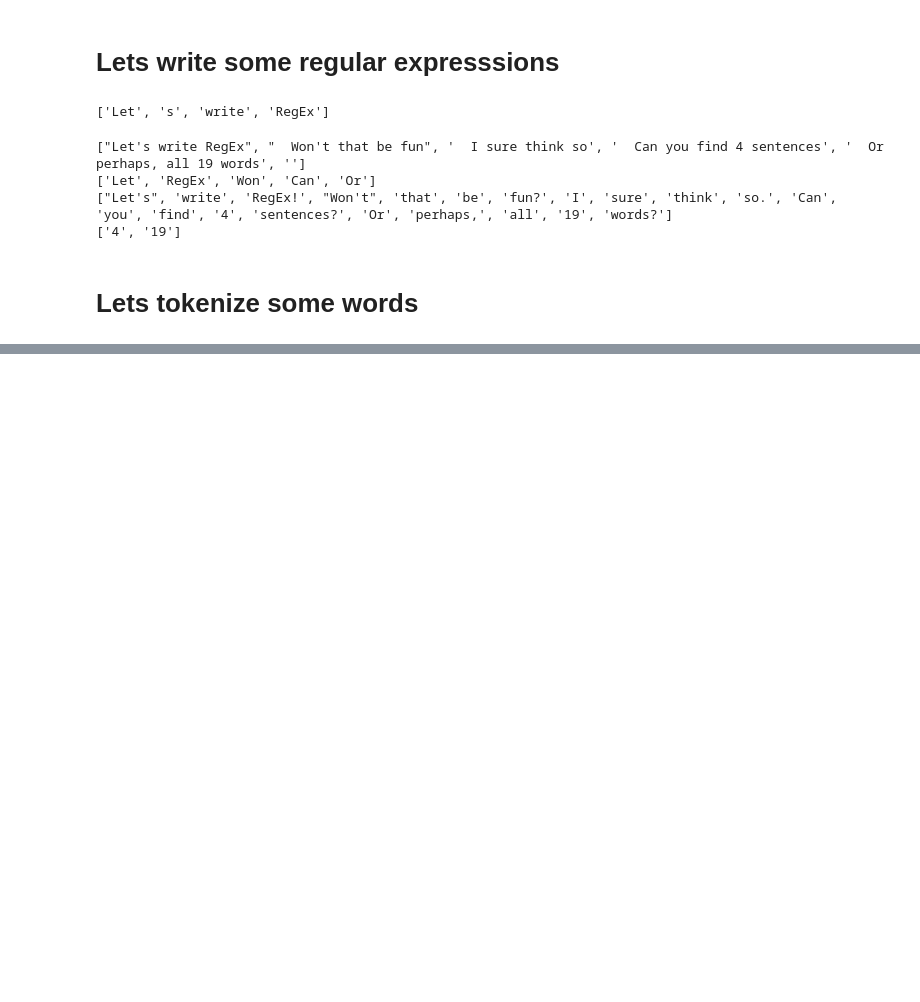
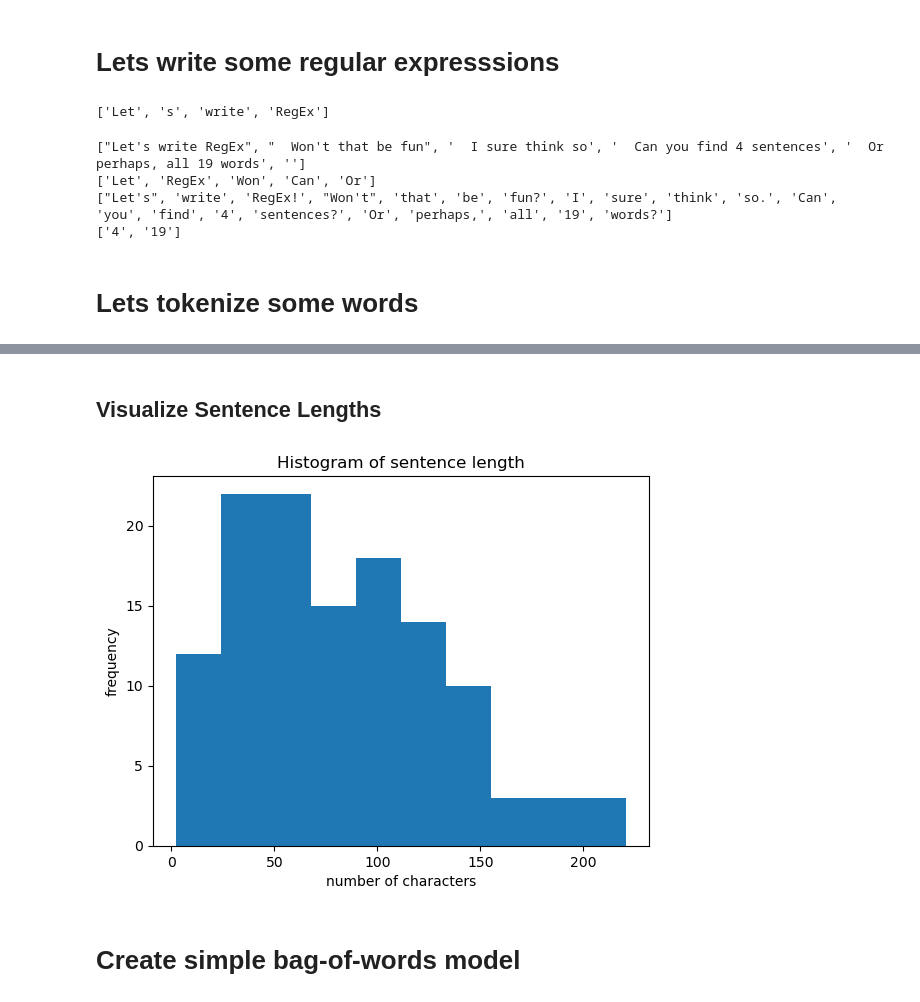
Before and after one commit to Sebastian1981/natural_language_processing, a Jupyter notebook: nlp.ipynb, the cells around one changed output, grey strips where cells are left out. Drawn from its saved outputs; the diff is of its cells as text; code cells hidden in the pictures; blank space fills up the shorter version.

```diff
--- a/nlp.ipynb
+++ b/nlp.ipynb
@@ -87,0 +204,15 @@ LookupError:
+# %% [markdown]
+## Visualize Sentence Lengths
+# %%
+tokenize = Tokenize(path="internet_archive_scifi_v3.txt", str_length=10000)
+sentences = tokenize.split_into_sentences()
+sentence_lengths = [len(s) for s in sentences]
+plt.hist(sentence_lengths)
+plt.title('Histogram of sentence length')
+plt.xlabel('number of characters')
+plt.ylabel('frequency')
+plt.show()
+# %% [output]
+[figure, added]
+# %% [markdown]
+# Create simple bag-of-words model
```
Also changed, not shown: parts of 13 cells of this notebook.
